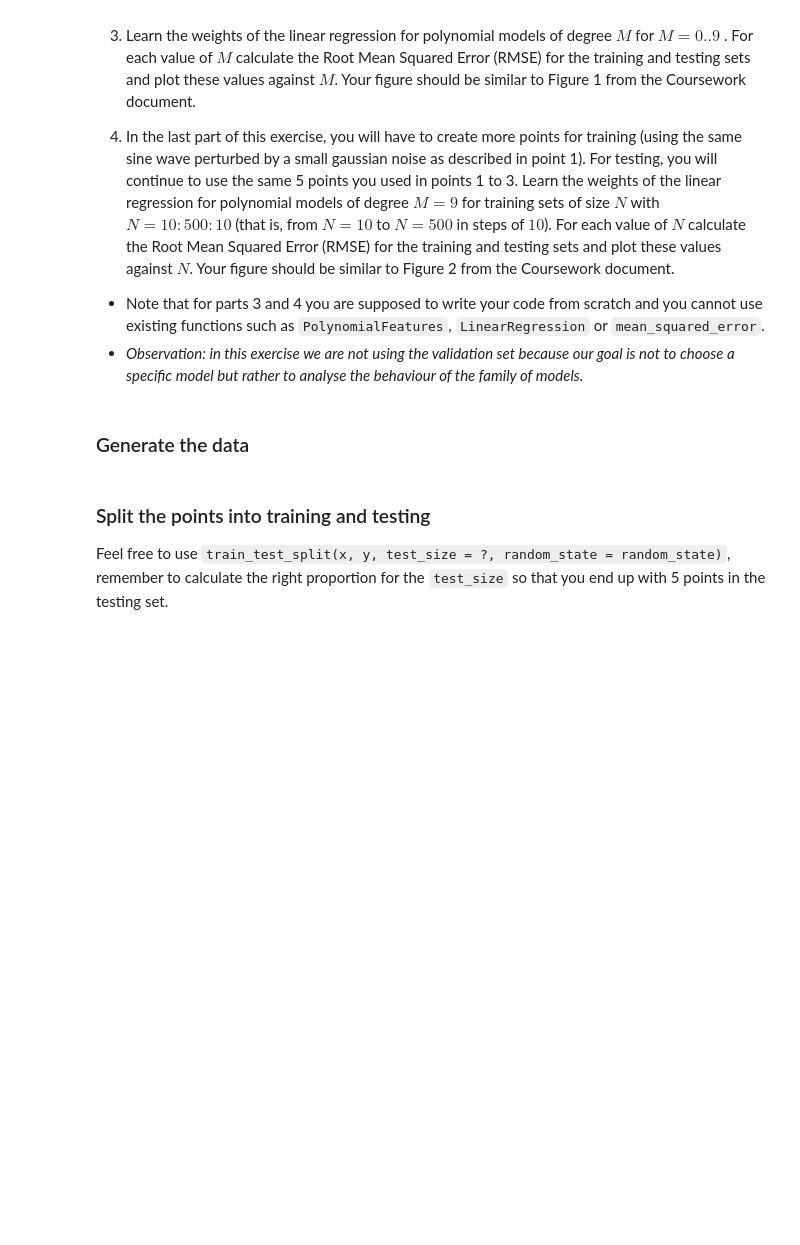
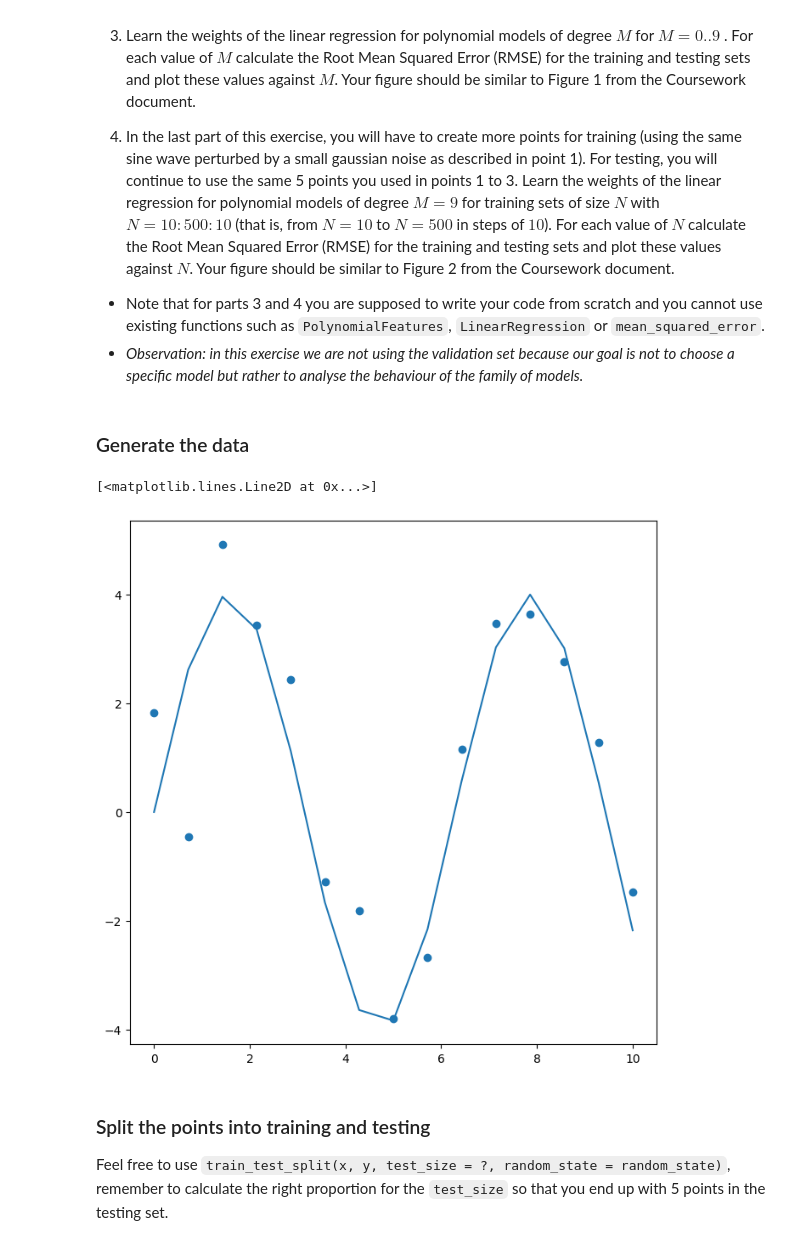
Before and after one commit to davi-dressler/fgv_tacd, a Jupyter notebook: fgv-class-2026-tarefa-2/A2_template.ipynb, the cells around one changed output. Saved outputs shown, nothing was run; the diff lists cells and outputs as text; code cells hidden in the pictures; blank space fills up the shorter version.

```diff
--- a/fgv-class-2026-tarefa-2/A2_template.ipynb
+++ b/fgv-class-2026-tarefa-2/A2_template.ipynb
@@ -55,6 +55,19 @@ In this exercise you will explore the effect that the degree of the polynomial a
 random_state = np.random.RandomState(13)
 # %%
 # your code goes here:
+rng = np.random.default_rng(13)
+
+x = np.linspace(0, 10, 15)
+noise = rng.normal(0, 1, 15)
+y = 4* np.sin(x)
+y_noise = y + noise
+
+fig =  plt.figure(figsize= (8,8))
+plt.scatter(x= x, y= y_noise)
+plt.plot(x, y)
+# %% [output]
+[<matplotlib.lines.Line2D at 0x...>]
+[figure, added]
 # %% [markdown]
 ### Split the points into training and testing
 Feel free to use `train_test_split(x, y, test_size = ?, random_state = random_state)`, remember to calculate the right proportion for the `test_size` so that you end up with 5 points in the testing set.
```
Also changed, not shown: parts of 12 cells of this notebook.
